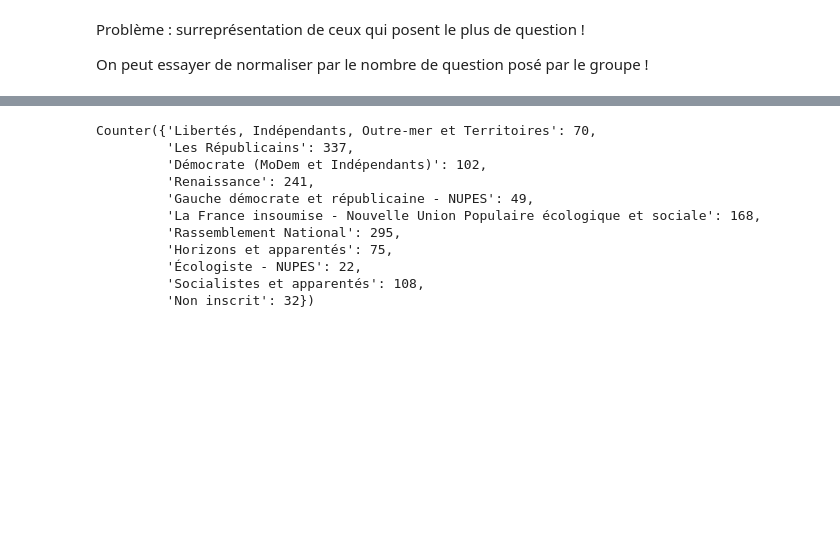
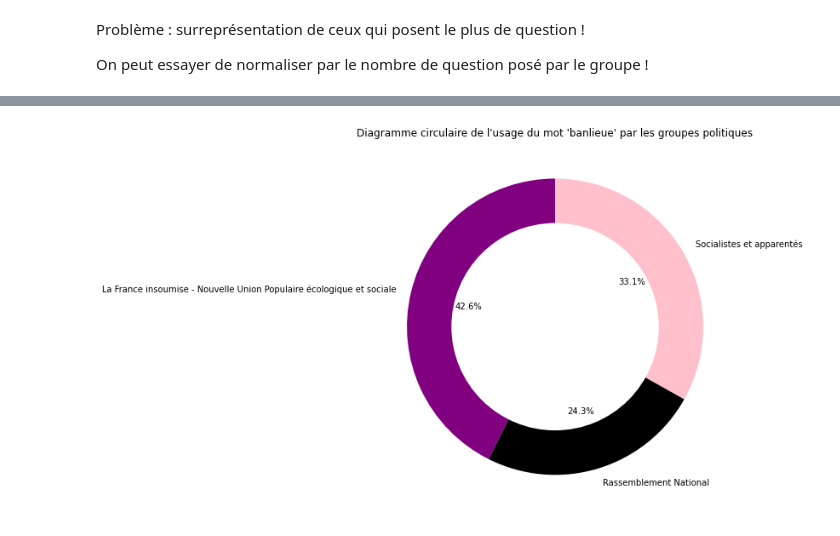
Before and after one commit to jcomperatore/PythonPourLaDataScience, a Jupyter notebook: Statistiques descriptives/Statistiques_descriptives.ipynb, the cells around one changed output, grey strips where cells are left out. Saved outputs shown, nothing was run; the diff lists cells and outputs as text; code cells hidden in the pictures; blank space fills up the shorter version.

Commit message:
STAT DES V4 - camemberts V2

```diff
--- a/Statistiques descriptives/Statistiques_descriptives.ipynb
+++ b/Statistiques descriptives/Statistiques_descriptives.ipynb
@@ -260,15 +260,40 @@ qui_prononce_quoi_normalise('écologie')
-# %%
-    questions_par_groupe = Counter(df_questions['groupe'].tolist())
-questions_par_groupe
-# %% [output]
-Counter({'Libertés, Indépendants, Outre-mer et Territoires': 70,
-         'Les Républicains': 337,
-         'Démocrate (MoDem et Indépendants)': 102,
-         'Renaissance': 241,
-         'Gauche démocrate et républicaine - NUPES': 49,
-         'La France insoumise - Nouvelle Union Populaire écologique et sociale': 168,
-         'Rassemblement National': 295,
-         'Horizons et apparentés': 75,
-         'Écologiste - NUPES': 22,
-         'Socialistes et apparentés': 108,
-         'Non inscrit': 32})
+# %%
+
+def qui_prononce_quoi_camembert(target_word):
+    filtered_rows = df_questions[df_questions['question_clean'].str.contains(target_word)]
+    selection_lignes = filtered_rows['groupe'].tolist()
+    dico_prononce = Counter(selection_lignes)
+
+    dico_prononce = Counter(selection_lignes)
+    questions_par_groupe = Counter(df_questions['groupe'].tolist())
+    nb_questions = len(df_questions['groupe'].tolist())
+
+    dico_prononce_normalise = Counter({key : dico_prononce[key] / questions_par_groupe[key] for key in questions_par_groupe})
+
+    #pour avoir un affichage plus comode en enlevant les catégories non significatives
+    dico_prononce_normalise_filtre = {cat: val for cat, val in dico_prononce_normalise.items() if val >= 1/nb_questions}
+
+    categories = list(dico_prononce_normalise_filtre.keys())
+    values = list(dico_prononce_normalise_filtre.values())
+
+    colors = [dict_couleurs.get(cat, 'blue') for cat in categories]
+
+    # Create a pie chart
+    plt.figure(figsize=(8, 8))
+    plt.axes(aspect='equal')
+
+    plt.pie(values, labels=categories, autopct='%1.1f%%', startangle=90, colors=colors)
+
+    #White center pour la lisibilité
+    centre_circle = plt.Circle((0,0),0.70,fc='white')
+    fig = plt.gcf()
+    fig.gca().add_artist(centre_circle)
+
+    plt.title(f"Diagramme circulaire de l'usage du mot '{target_word}' par les groupes politiques")
+
+    # Show the plot
+    plt.show()
+
+qui_prononce_quoi_camembert('banlieue')
+# %% [output]
+[figure, added]
```
Also changed, not shown: parts of 1 cell of this notebook.
